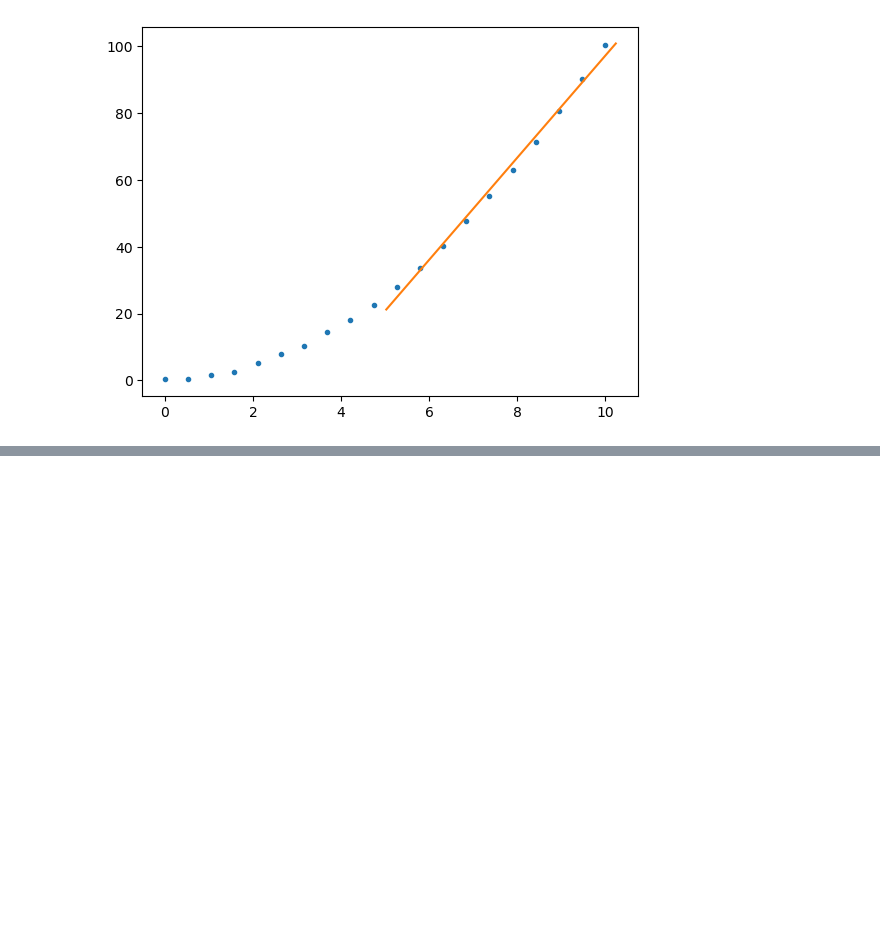
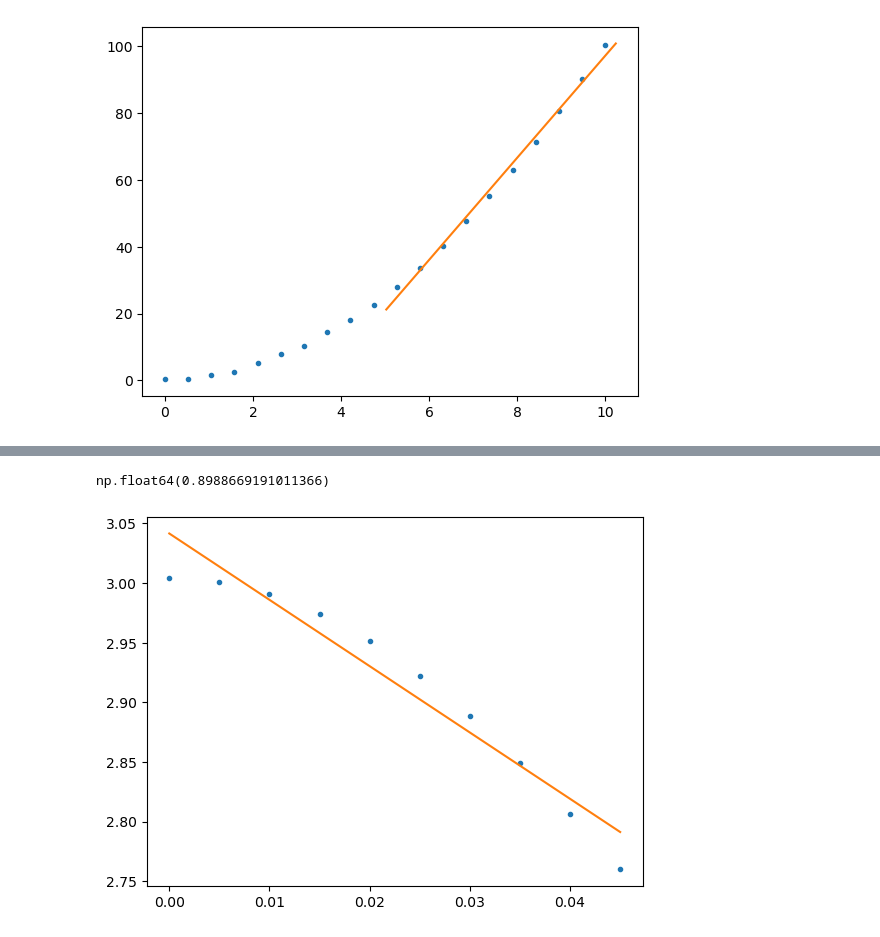
Before and after one commit to DeSpecTDr/lennard-johnes-gas-sim, a Jupyter notebook: 1.ipynb, the cells around one changed output, grey strips where cells are left out. Cells and saved outputs as stored; diff of their text form; code cells hidden in the pictures; blank space fills up the shorter version.

```diff
--- a/1.ipynb
+++ b/1.ipynb
@@ -24,0 +147,10 @@ plt.plot(xxx, yyy)
+# %%
+n = 10
+plt.plot(x[:n], z[:n], '.')
+k, b = np.polyfit(x[:n], np.log(z[:n]), 1)
+xx = np.array([np.min(x[:n]), np.max(x[:n])])
+plt.plot(xx, np.exp(b + xx * k))
+-1/k*v0
+# %% [output]
+np.float64(0.8988669191011366)
+[figure, added]
```
Also changed, not shown: parts of 9 cells of this notebook, 3 other files.
